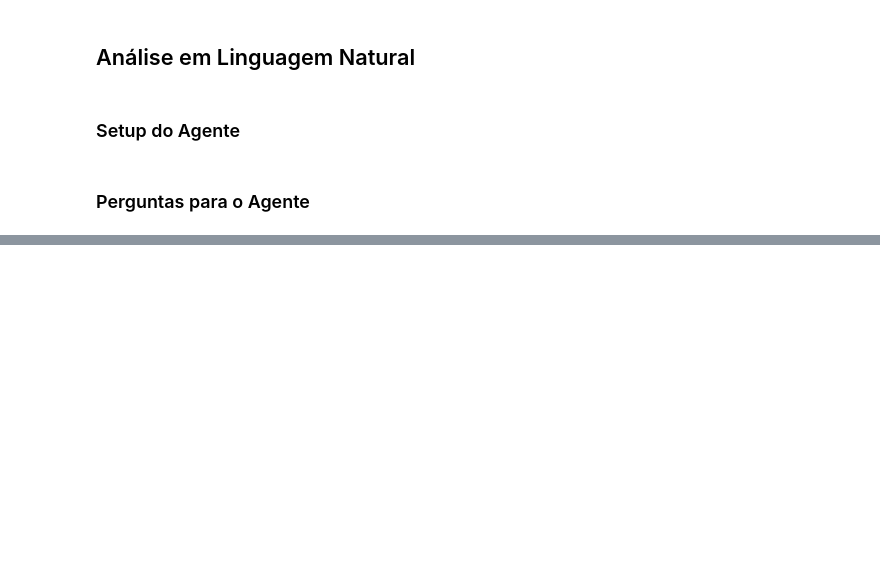
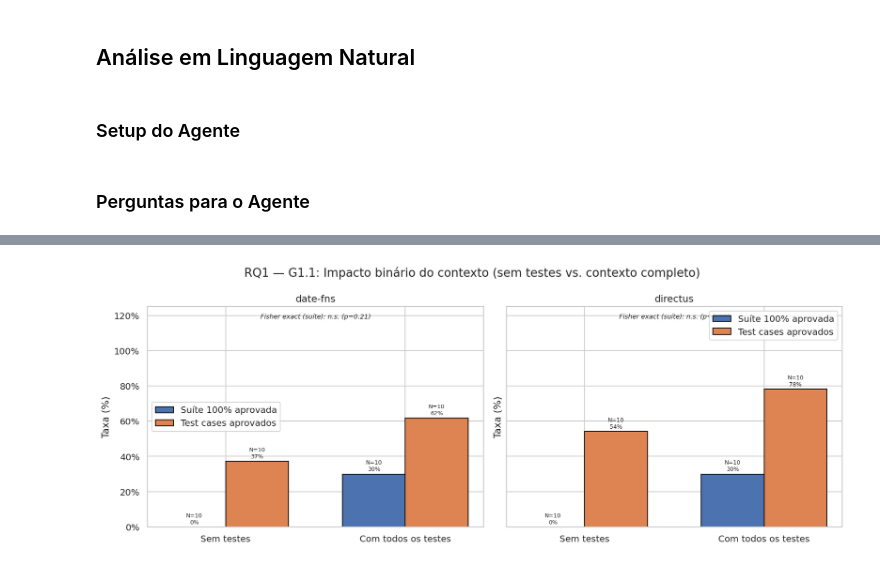
Before and after one commit to guilhermebkel/vem2026-test-driven-prompting, a Jupyter notebook: research/analysis.ipynb, the cells around one changed output, grey strips where cells are left out. Cells and saved outputs as stored; diff of their text form; code cells hidden in the pictures; blank space fills up the shorter version.

```diff
--- a/research/analysis.ipynb
+++ b/research/analysis.ipynb
@@ -306,0 +303,50 @@ Sim, os dados indicam padrões claros sobre a utilidade do contexto:
+# %%
+from scipy.stats import fisher_exact
+
+rq1_contexts = ["no-relevant-test-case", "all-relevant-test-case"]
+rq1_labels   = {"no-relevant-test-case": "Sem testes", "all-relevant-test-case": "Com todos os testes"}
+
+subset = df[df["contextType"].isin(rq1_contexts)].copy()
+subset["contextLabel"] = subset["contextType"].map(rq1_labels)
+
+metrics = [("isTestSuiteSuccessful", "Suíte 100% aprovada"), ("testCasePassRate", "Test cases aprovados")]
+
+fig, axes = plt.subplots(1, 2, figsize=(13, 5), sharey=True)
+for ax, repo in zip(axes, df["repositoryName"].unique()):
+    d = subset[subset["repositoryName"] == repo]
+    labels = list(rq1_labels.values())
+    x = np.arange(len(labels))
+    width = 0.35
+
+    for i, (col, name) in enumerate(metrics):
+        means = [d[d["contextLabel"] == l][col].mean() * 100 for l in labels]
+        ns    = [len(d[d["contextLabel"] == l]) for l in labels]
+        bars  = ax.bar(x + i * width, means, width, label=name, edgecolor="black")
+        for bar, n, val in zip(bars, ns, means):
+            ax.annotate(f"N={n}\n{val:.0f}%",
+                        xy=(bar.get_x() + bar.get_width() / 2, bar.get_height() + 1),
+                        ha="center", va="bottom", fontsize=7)
+
+    # Fisher's exact test (isTestSuiteSuccessful)
+    no_s  = d[d["contextType"] == "no-relevant-test-case"]["isTestSuiteSuccessful"].astype(int)
+    all_s = d[d["contextType"] == "all-relevant-test-case"]["isTestSuiteSuccessful"].astype(int)
+    table = [[no_s.sum(), len(no_s) - no_s.sum()], [all_s.sum(), len(all_s) - all_s.sum()]]
+    _, p  = fisher_exact(table)
+    sig   = f"* p={p:.3f}" if p < 0.05 else f"n.s. (p={p:.2f})"
+    ax.text(0.5, 0.97, f"Fisher exact (suíte): {sig}", ha="center", va="top",
+            transform=ax.transAxes, fontsize=8, style="italic")
+
+    ax.set_xticks(x + width / 2)
+    ax.set_xticklabels(labels)
+    ax.set_title(f"{repo}")
+    ax.set_ylabel("Taxa (%)")
+    ax.set_ylim(0, 125)
+    ax.yaxis.set_major_formatter(mtick.PercentFormatter())
+    ax.legend()
+
+plt.suptitle("RQ1 — G1.1: Impacto binário do contexto (sem testes vs. contexto completo)")
+plt.tight_layout()
+plt.savefig("figures/rq1_context_vs_no_context.png", bbox_inches="tight")
+plt.show()
+# %% [output]
+[figure, added]
```
Also changed, not shown: parts of 23 cells of this notebook, 23 other files.
